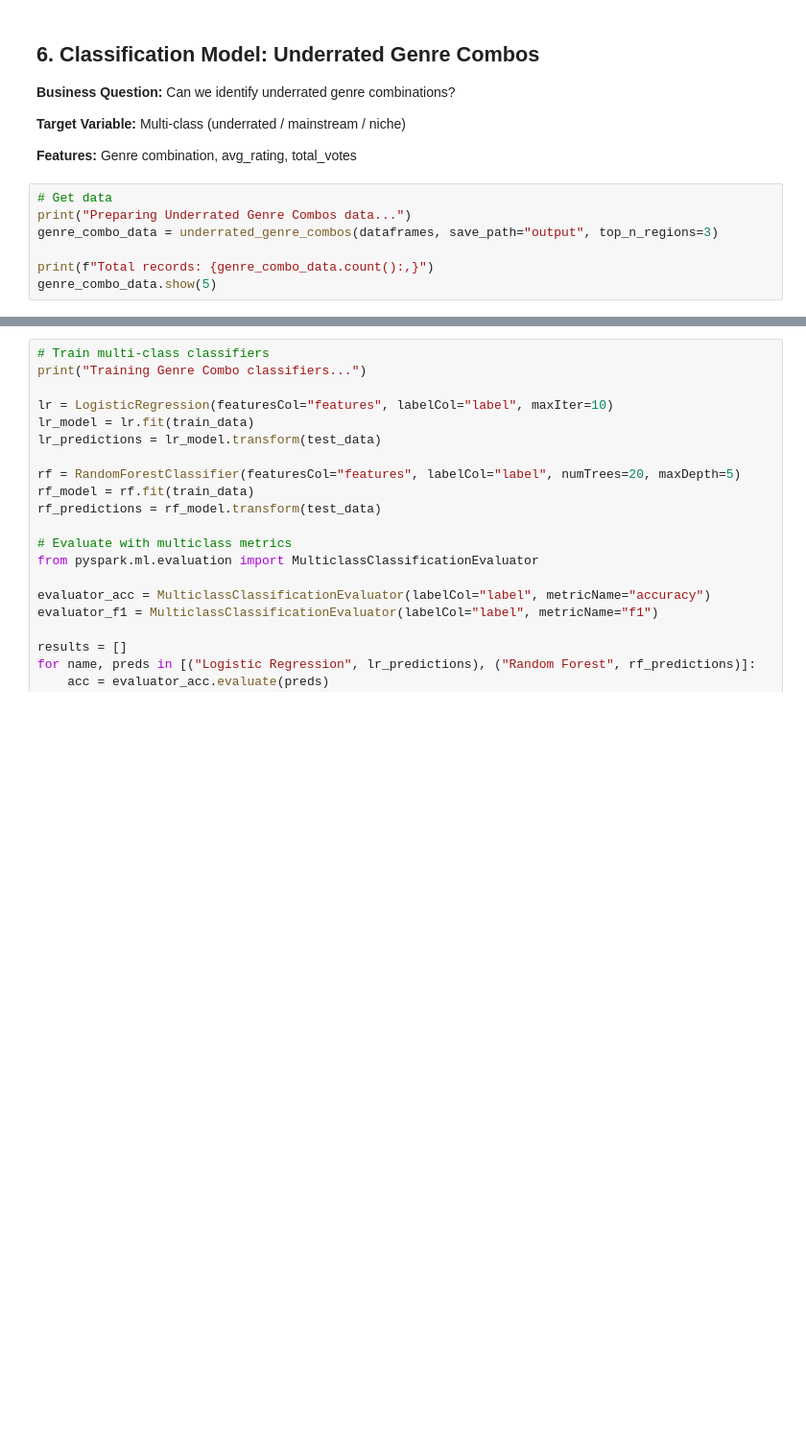
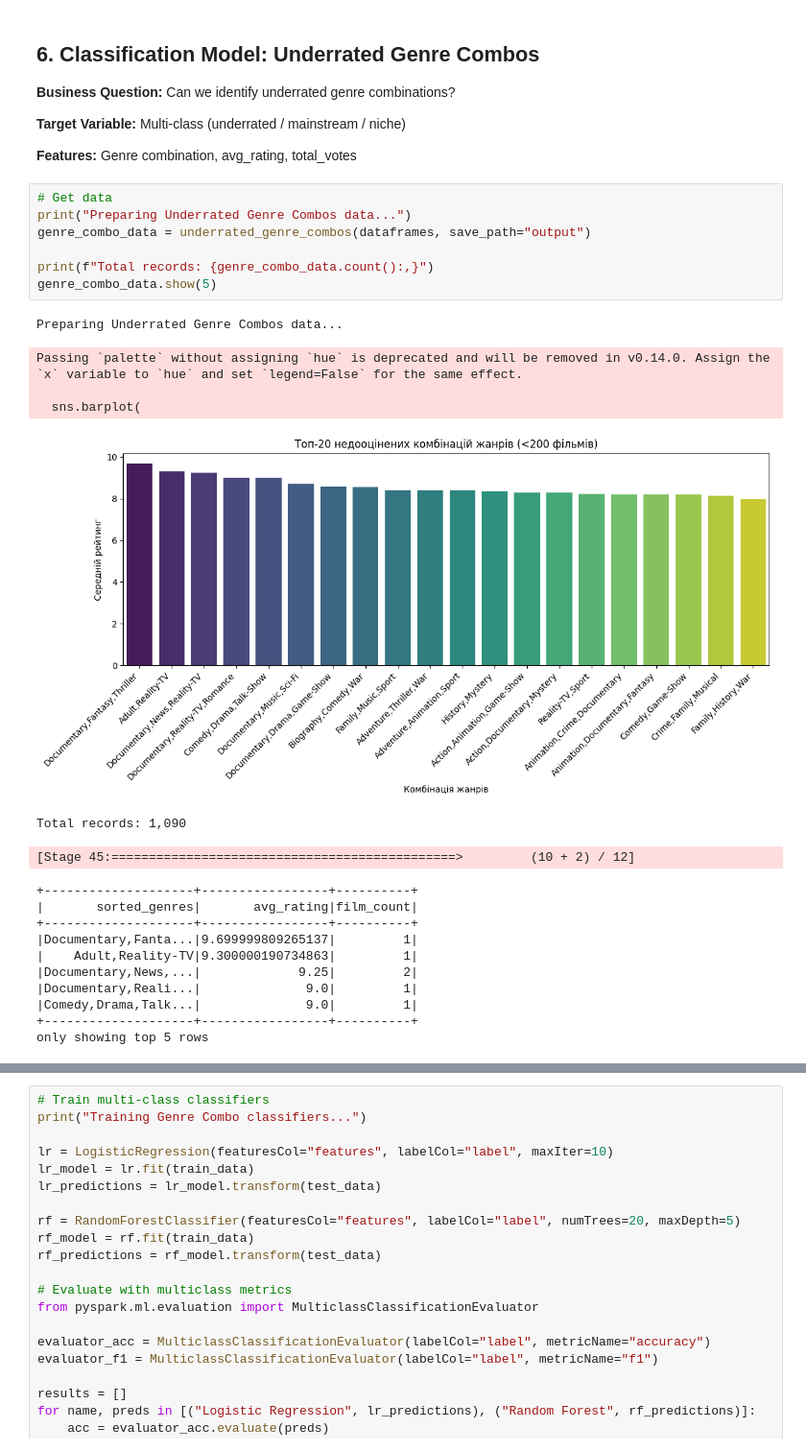
Before and after one commit to dmytrotm/imdb-spark-project, a Jupyter notebook: notebooks/ml_models_training.ipynb, the cells around one changed output, grey strips where cells are left out. Shown at 96% size. Cells and saved outputs as stored; diff of their text form; blank space fills up the shorter version.

```diff
--- a/notebooks/ml_models_training.ipynb
+++ b/notebooks/ml_models_training.ipynb
@@ -459,8 +372,26 @@ plot_model_comparison(results, "Hook Shows - Classification", save_path="output"
 # %%
 # Get data
 print("Preparing Underrated Genre Combos data...")
-genre_combo_data = underrated_genre_combos(dataframes, save_path="output", top_n_regions=3)
+genre_combo_data = underrated_genre_combos(dataframes, save_path="output")
 
 print(f"Total records: {genre_combo_data.count():,}")
 genre_combo_data.show(5)
+# %% [output]
+Preparing Underrated Genre Combos data...
+Passing `palette` without assigning `hue` is deprecated and will be removed in v0.14.0. Assign the `x` variable to `hue` and set `legend=False` for the same effect.
+
+  sns.barplot(
+[figure, added]
+Total records: 1,090
+[Stage 45:==============================================>         (10 + 2) / 12]
++--------------------+-----------------+----------+
+|       sorted_genres|       avg_rating|film_count|
++--------------------+-----------------+----------+
+|Documentary,Fanta...|9.699999809265137|         1|
+|    Adult,Reality-TV|9.300000190734863|         1|
+|Documentary,News,...|             9.25|         2|
+|Documentary,Reali...|              9.0|         1|
+|Comedy,Drama,Talk...|              9.0|         1|
++--------------------+-----------------+----------+
+only showing top 5 rows
 # %%
```
Also changed, not shown: parts of 25 cells of this notebook.
